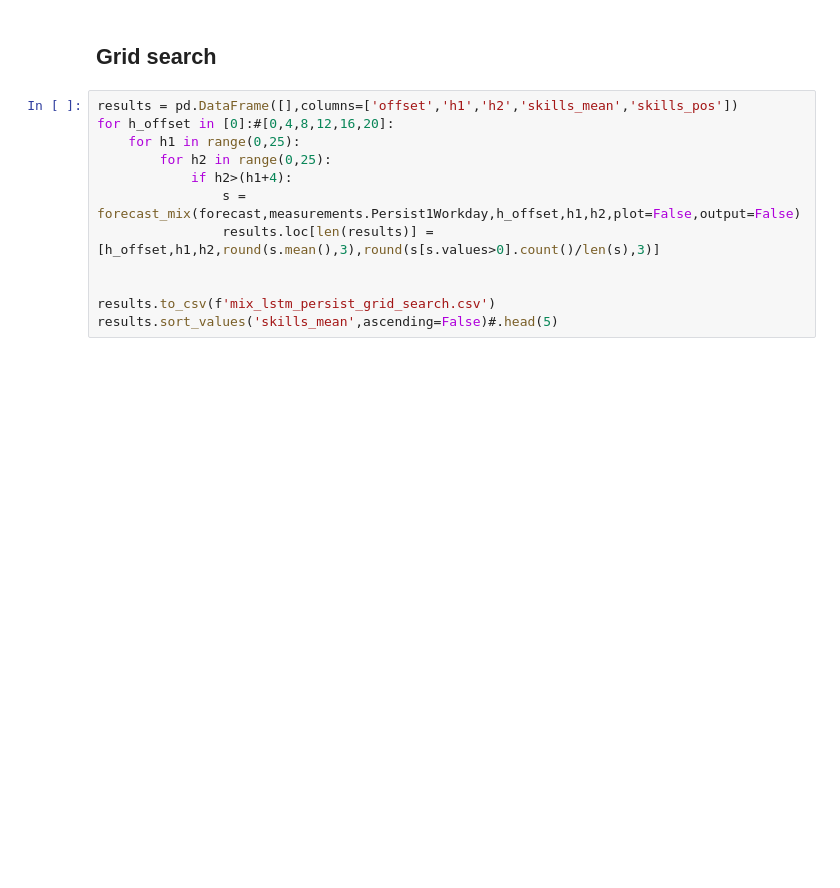
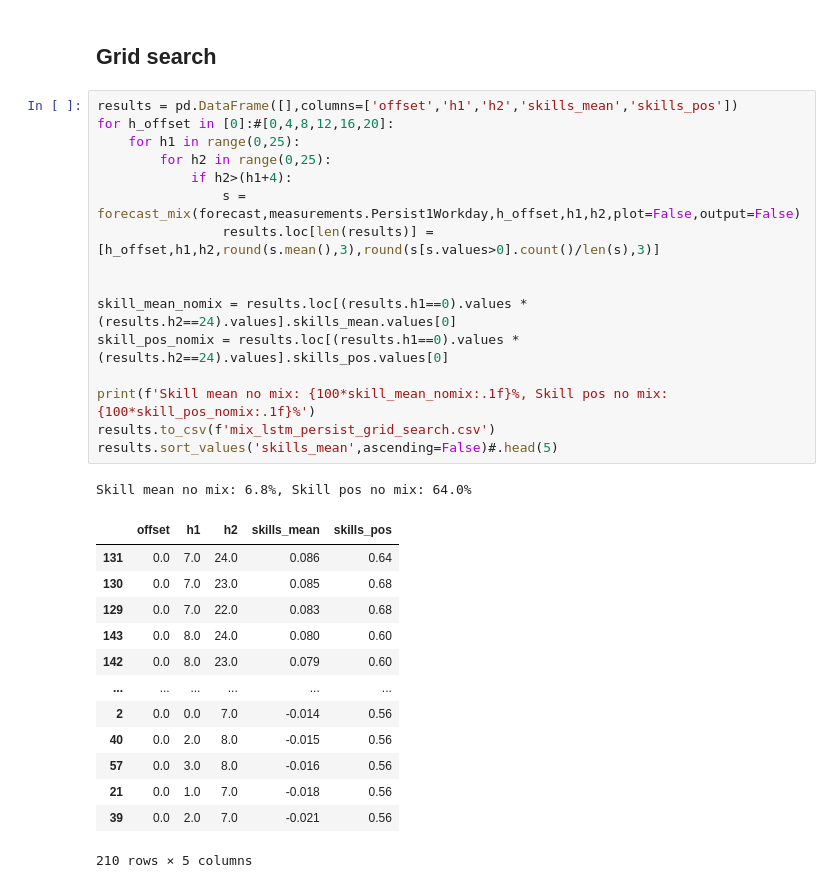
Before and after one commit to woodjmichael/NWE-System-Peak, a Jupyter notebook: analysis/jpl_ev/mix_lstm_persist_forecast.ipynb, the cells around one changed output. Drawn from its saved outputs; the diff is of its cells as text; blank space fills up the shorter version.

```diff
--- a/analysis/jpl_ev/mix_lstm_persist_forecast.ipynb
+++ b/analysis/jpl_ev/mix_lstm_persist_forecast.ipynb
@@ -168,12 +158,31 @@ O 0, H1 8, H2 17, Mean daily skill: 27%, Daily Skills >0: 75%
 # %%
 results = pd.DataFrame([],columns=['offset','h1','h2','skills_mean','skills_pos'])
 for h_offset in [0]:#[0,4,8,12,16,20]:
     for h1 in range(0,25):
         for h2 in range(0,25):
             if h2>(h1+4):
                 s = forecast_mix(forecast,measurements.Persist1Workday,h_offset,h1,h2,plot=False,output=False)
                 results.loc[len(results)] = [h_offset,h1,h2,round(s.mean(),3),round(s[s.values>0].count()/len(s),3)]
 
 
+skill_mean_nomix = results.loc[(results.h1==0).values * (results.h2==24).values].skills_mean.values[0]
+skill_pos_nomix = results.loc[(results.h1==0).values * (results.h2==24).values].skills_pos.values[0]
+
+print(f'Skill mean no mix: {100*skill_mean_nomix:.1f}%, Skill pos no mix: {100*skill_pos_nomix:.1f}%')
 results.to_csv(f'mix_lstm_persist_grid_search.csv')
 results.sort_values('skills_mean',ascending=False)#.head(5)
+# %% [output]
+Skill mean no mix: 6.8%, Skill pos no mix: 64.0%
+|  | offset | h1 | h2 | skills_mean | skills_pos |
+| 131 | 0.0 | 7.0 | 24.0 | 0.086 | 0.64 |
+| 130 | 0.0 | 7.0 | 23.0 | 0.085 | 0.68 |
+| 129 | 0.0 | 7.0 | 22.0 | 0.083 | 0.68 |
+| 143 | 0.0 | 8.0 | 24.0 | 0.080 | 0.60 |
+| 142 | 0.0 | 8.0 | 23.0 | 0.079 | 0.60 |
+| ... | ... | ... | ... | ... | ... |
+| 2 | 0.0 | 0.0 | 7.0 | -0.014 | 0.56 |
+| 40 | 0.0 | 2.0 | 8.0 | -0.015 | 0.56 |
+| 57 | 0.0 | 3.0 | 8.0 | -0.016 | 0.56 |
+| 21 | 0.0 | 1.0 | 7.0 | -0.018 | 0.56 |
+| 39 | 0.0 | 2.0 | 7.0 | -0.021 | 0.56 |
+210 rows × 5 columns
```
Also changed, not shown: parts of 3 cells of this notebook, 1 other file.
